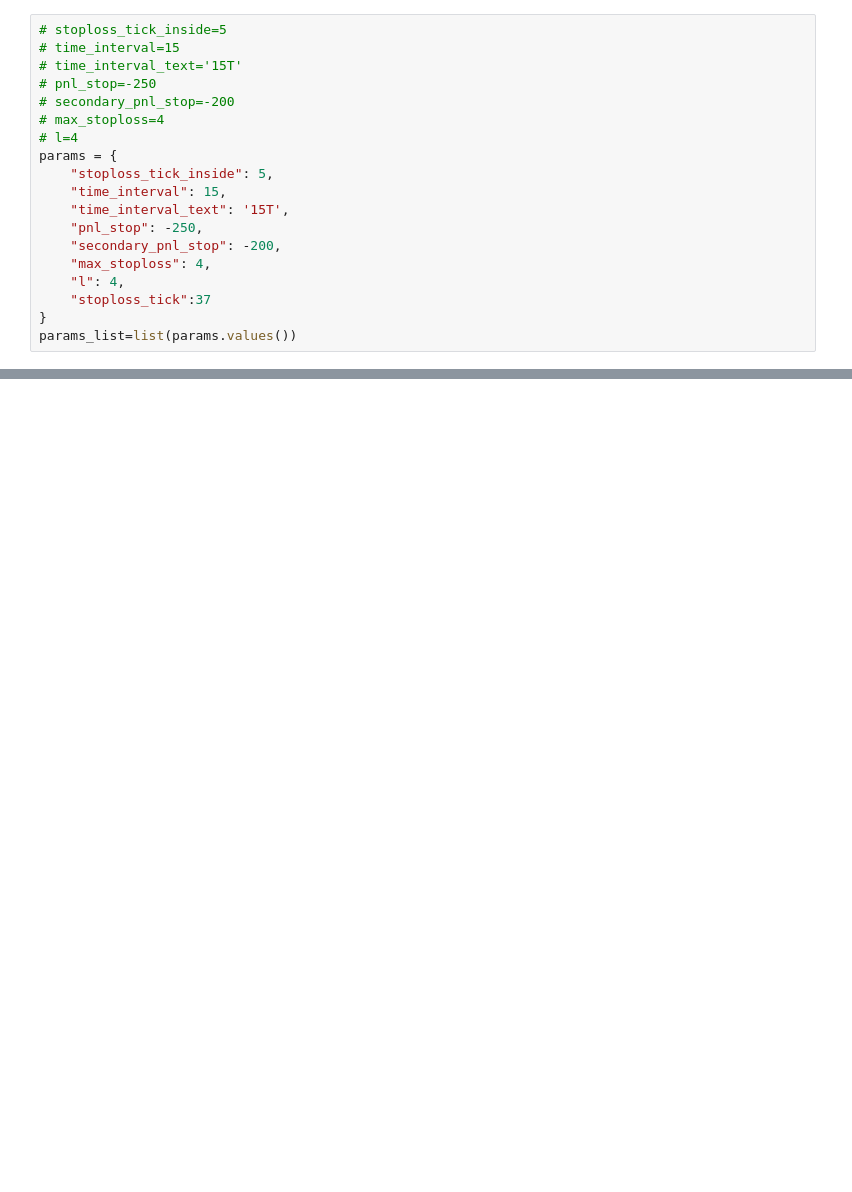
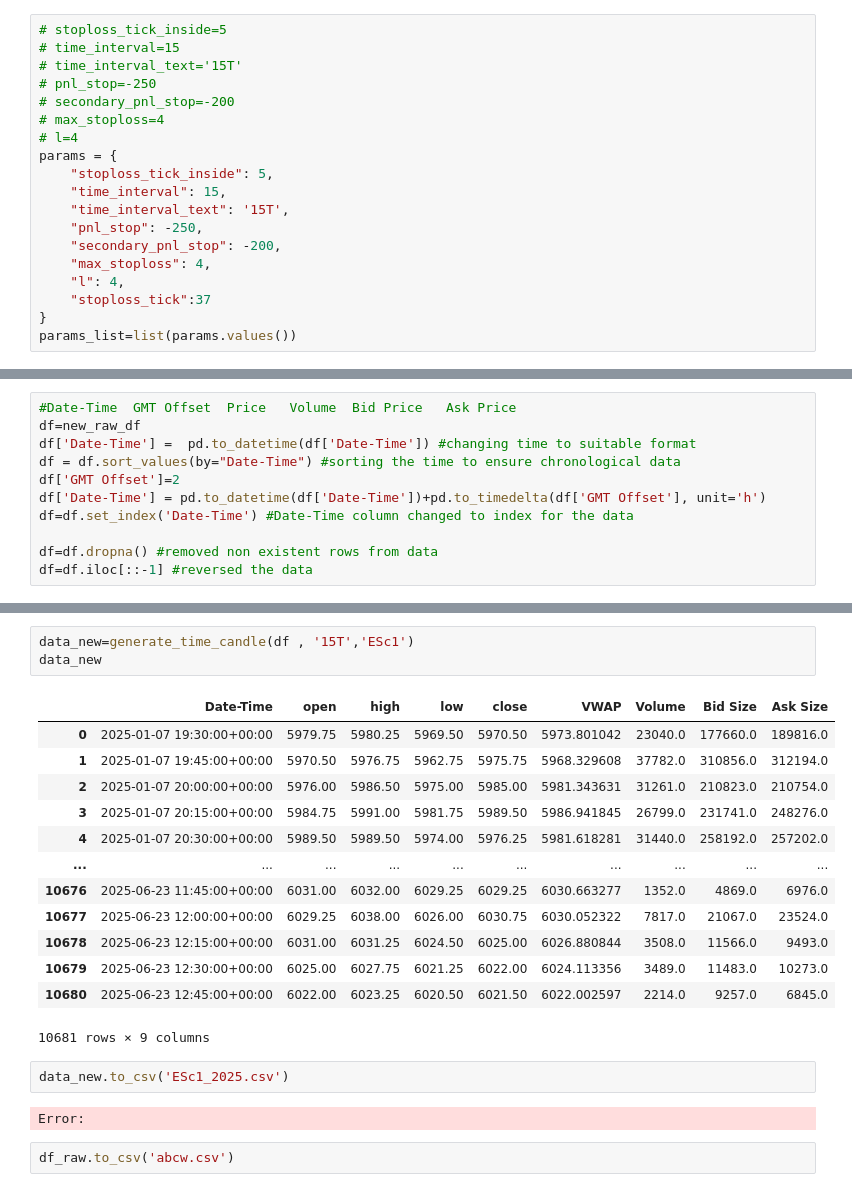
Before and after one commit to adityatanwar15/Housing_price_kaggle, a Jupyter notebook: Backtest_es.ipynb, the cells around one changed output, grey strips where cells are left out. Cells and saved outputs as stored; diff of their text form; blank space fills up the shorter version.

```diff
--- a/Backtest_es.ipynb
+++ b/Backtest_es.ipynb
@@ -995,0 +1319,11 @@ def trade_logic(day_data,m,tick_stoploss,list_file,params_list):
+# %%
+#Date-Time	GMT Offset	Price	Volume	Bid Price	Ask Price
+df=new_raw_df
+df['Date-Time'] =  pd.to_datetime(df['Date-Time']) #changing time to suitable format
+df = df.sort_values(by="Date-Time") #sorting the time to ensure chronological data
+df['GMT Offset']=2
+df['Date-Time'] = pd.to_datetime(df['Date-Time'])+pd.to_timedelta(df['GMT Offset'], unit='h')
+df=df.set_index('Date-Time') #Date-Time column changed to index for the data
+
+df=df.dropna() #removed non existent rows from data
+df=df.iloc[::-1] #reversed the data
@@ -995,0 +1376,23 @@ def trade_logic(day_data,m,tick_stoploss,list_file,params_list):
+# %%
+data_new=generate_time_candle(df , '15T','ESc1')
+data_new
+# %% [output]
+|  | Date-Time | open | high | low | close | VWAP | Volume | Bid Size | Ask Size |
+| 0 | 2025-01-07 19:30:00+00:00 | 5979.75 | 5980.25 | 5969.50 | 5970.50 | 5973.801042 | 23040.0 | 177660.0 | 189816.0 |
+| 1 | 2025-01-07 19:45:00+00:00 | 5970.50 | 5976.75 | 5962.75 | 5975.75 | 5968.329608 | 37782.0 | 310856.0 | 312194.0 |
+| 2 | 2025-01-07 20:00:00+00:00 | 5976.00 | 5986.50 | 5975.00 | 5985.00 | 5981.343631 | 31261.0 | 210823.0 | 210754.0 |
+| 3 | 2025-01-07 20:15:00+00:00 | 5984.75 | 5991.00 | 5981.75 | 5989.50 | 5986.941845 | 26799.0 | 231741.0 | 248276.0 |
+| 4 | 2025-01-07 20:30:00+00:00 | 5989.50 | 5989.50 | 5974.00 | 5976.25 | 5981.618281 | 31440.0 | 258192.0 | 257202.0 |
+| ... | ... | ... | ... | ... | ... | ... | ... | ... | ... |
+| 10676 | 2025-06-23 11:45:00+00:00 | 6031.00 | 6032.00 | 6029.25 | 6029.25 | 6030.663277 | 1352.0 | 4869.0 | 6976.0 |
+| 10677 | 2025-06-23 12:00:00+00:00 | 6029.25 | 6038.00 | 6026.00 | 6030.75 | 6030.052322 | 7817.0 | 21067.0 | 23524.0 |
+| 10678 | 2025-06-23 12:15:00+00:00 | 6031.00 | 6031.25 | 6024.50 | 6025.00 | 6026.880844 | 3508.0 | 11566.0 | 9493.0 |
+| 10679 | 2025-06-23 12:30:00+00:00 | 6025.00 | 6027.75 | 6021.25 | 6022.00 | 6024.113356 | 3489.0 | 11483.0 | 10273.0 |
+| 10680 | 2025-06-23 12:45:00+00:00 | 6022.00 | 6023.25 | 6020.50 | 6021.50 | 6022.002597 | 2214.0 | 9257.0 | 6845.0 |
+10681 rows × 9 columns
+# %%
+data_new.to_csv('ESc1_2025.csv')
+# %% [output]
+Error:
+# %%
+df_raw.to_csv('abcw.csv')
```
Also changed, not shown: parts of 17 cells of this notebook.
